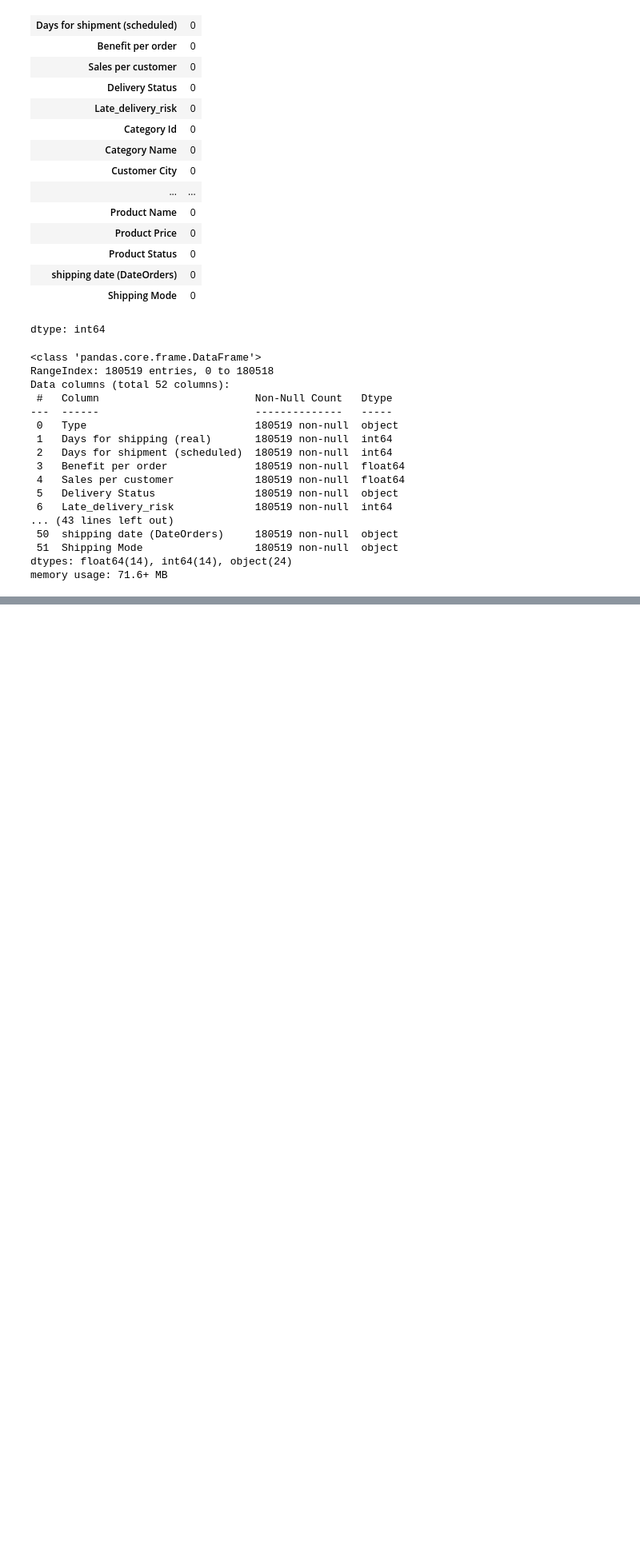
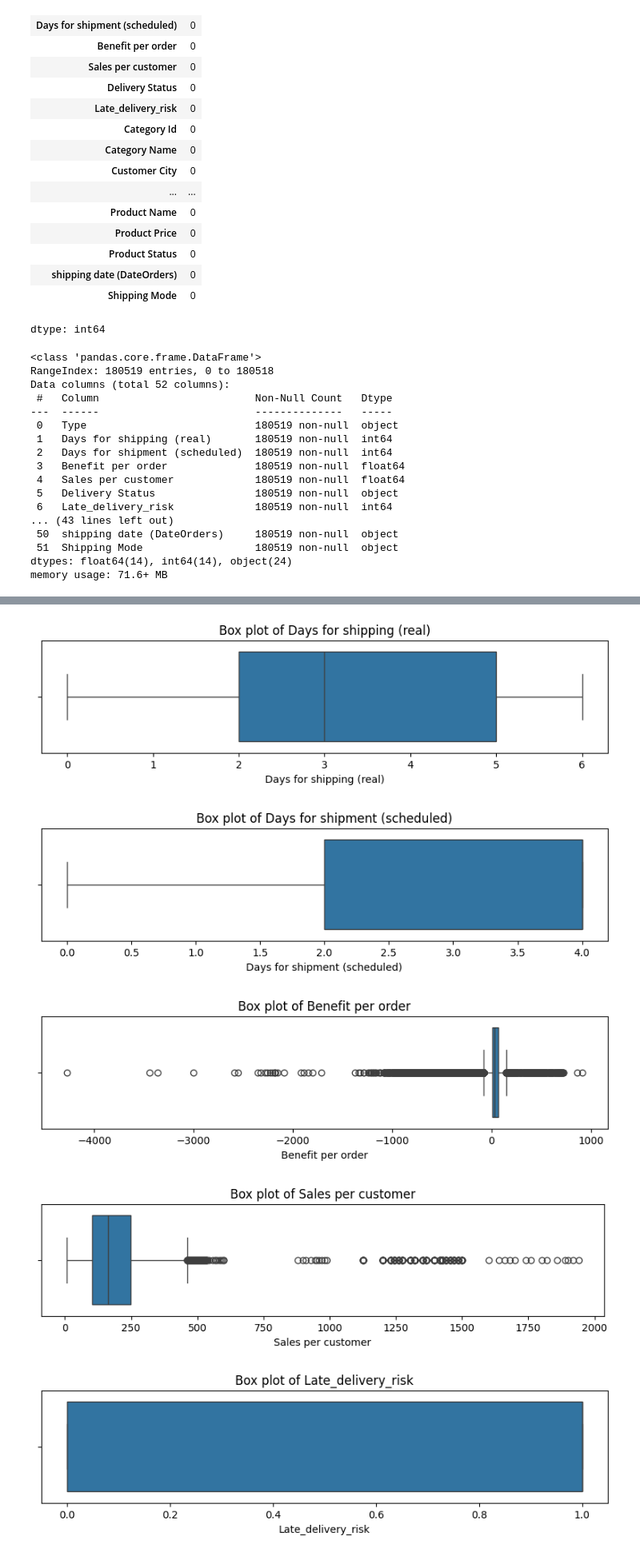
Before and after one commit to nankengbertin/MIA5130-Ssyt-Opt-Mngt, a Jupyter notebook: Milestone1.ipynb, the cells around one changed output, grey strips where cells are left out. Shown at 80% size. Drawn from its saved outputs; the diff is of its cells as text; code cells hidden in the pictures; blank space fills up the shorter version.

```diff
--- a/Milestone1.ipynb
+++ b/Milestone1.ipynb
@@ -86,3 +86,14 @@ Data columns (total 52 columns):
  51  Shipping Mode                  180519 non-null  object
 dtypes: float64(14), int64(14), object(24)
 memory usage: 71.6+ MB
+# %%
+# Inspect current data types
+display(df.dtypes)
+
+# Convert date columns to datetime objects
+# Assuming 'order date (DateOrders)' and 'shipping date (DateOrders)' are date columns
+df['order date (DateOrders)'] = pd.to_datetime(df['order date (DateOrders)'])
+df['shipping date (DateOrders)'] = pd.to_datetime(df['shipping date (DateOrders)'])
+
+# Display the data types after conversion
+display(df.dtypes)
@@ -88,0 +137,15 @@ memory usage: 71.6+ MB
+# %%
+# Check for outliers in numerical columns using box plots
+numerical_cols = df.select_dtypes(include=np.number).columns
+
+for col in numerical_cols:
+    plt.figure(figsize=(10, 2))
+    sns.boxplot(x=df[col])
+    plt.title(f'Box plot of {col}')
+    plt.show()
+# %% [output]
+[figure, added]
+[figure, added]
+[figure, added]
+[figure, added]
+[figure, added]
```
Also changed, not shown: parts of 2 cells of this notebook.
